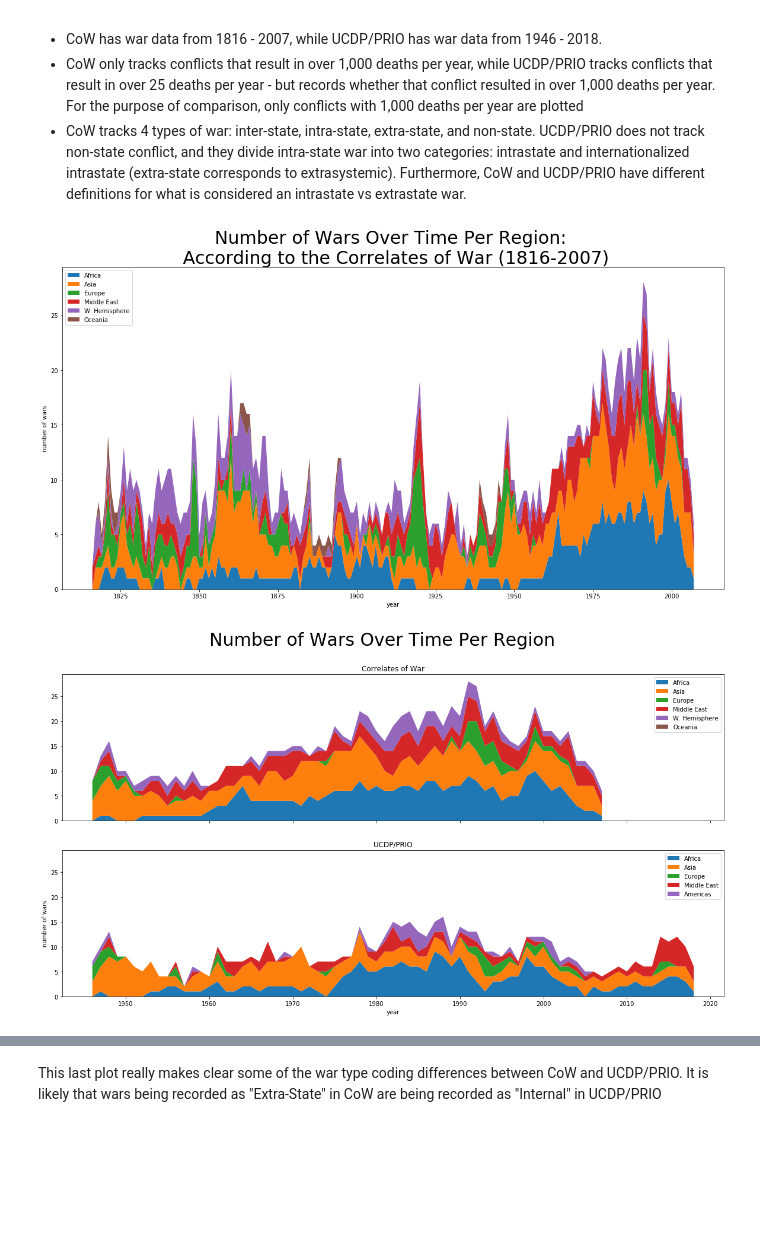
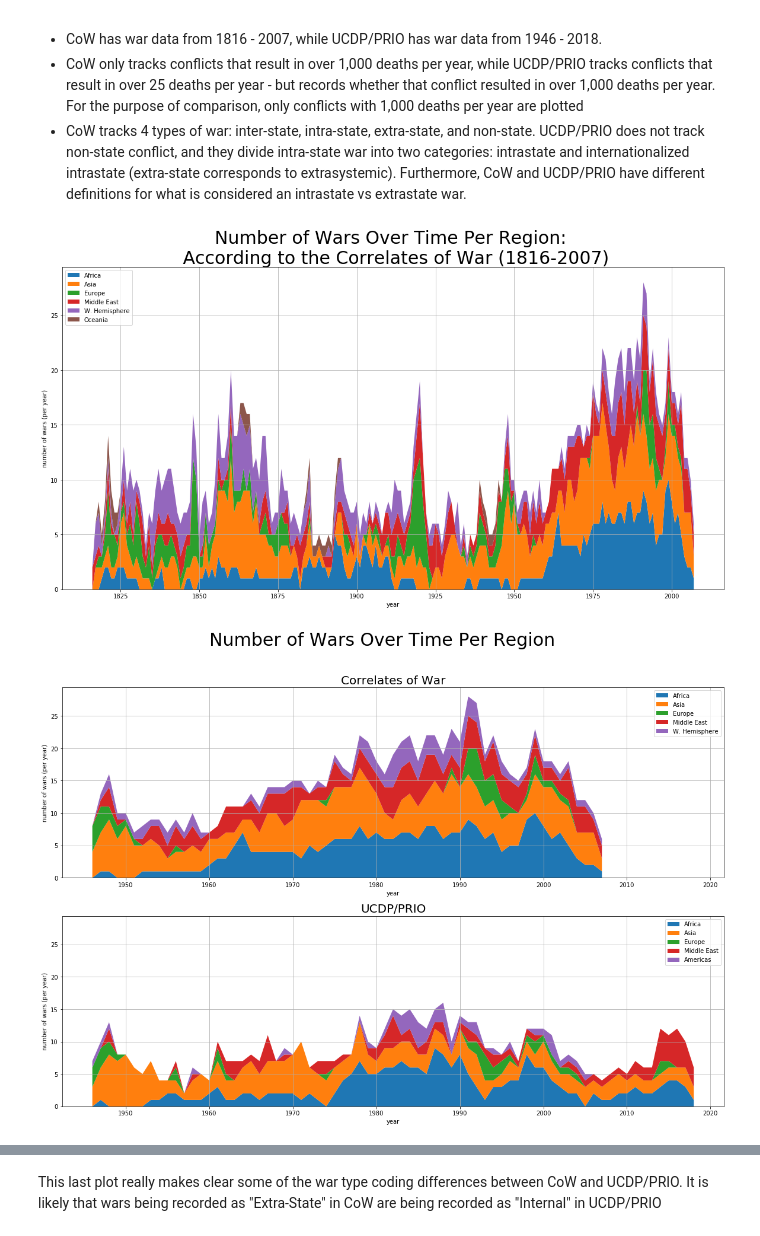
Before and after one commit to jenna-jordan/IS590DV-FinalProject, a Jupyter notebook: Notebooks_Part3/Area Charts for wars by region and type.ipynb, the cells around one changed output, grey strips where cells are left out. Saved outputs shown, nothing was run; the diff lists cells and outputs as text; code cells hidden in the pictures; blank space fills up the shorter version.

Commit message:
create war area chart images

```diff
--- a/Notebooks_Part3/Area Charts for wars by region and type.ipynb
+++ b/Notebooks_Part3/Area Charts for wars by region and type.ipynb
@@ -26,33 +26,42 @@ plt.stackplot(cow_regions_toplot['year'], cow_regions_toplot['Africa'], cow_regi
               cow_regions_toplot['Middle East'], cow_regions_toplot['W. Hemisphere'], cow_regions_toplot['Oceania'],
              labels=['Africa', 'Asia', 'Europe', 'Middle East', 'W. Hemisphere', 'Oceania'])
 plt.legend(loc='upper left')
+plt.grid()
 plt.xlabel('year')
-plt.ylabel('number of wars')
+plt.ylabel('number of wars (per year)')
 plt.title('Number of Wars Over Time Per Region: \n According to the Correlates of War (1816-2007)', size='30')
+plt.savefig("../Figures/wars-per-region_cow.png")
 plt.show()
 # %% [output]
-[figure, old version]
+[figure, new version]
 # %%
-plt.rcParams["figure.figsize"] = (20,10)
+plt.rcParams["figure.figsize"] = (20,13)
 
 fig, (ax1, ax2) = plt.subplots(2, sharex=True, sharey=True)
-ax1.stackplot(cow_regions_toplot_trimmed['year'], cow_regions_toplot_trimmed['Africa'], cow_regions_toplot_trimmed['Asia'], cow_regions_toplot_trimmed['Europe'],
-              cow_regions_toplot_trimmed['Middle East'], cow_regions_toplot_trimmed['W. Hemisphere'], cow_regions_toplot_trimmed['Oceania'],
-             labels=['Africa', 'Asia', 'Europe', 'Middle East', 'W. Hemisphere', 'Oceania'])
-ax2.stackplot(ucdp_regions_toplot['year'], ucdp_regions_toplot['Africa'], ucdp_regions_toplot['Asia'], ucdp_regions_toplot['Europe'],
-              ucdp_regions_toplot['Middle East'], ucdp_regions_toplot['Americas'],
-             labels=['Africa', 'Asia', 'Europe', 'Middle East', 'Americas'])
+ax1.stackplot(cow_regions_toplot_trimmed['year'], cow_regions_toplot_trimmed['Africa'],
+              cow_regions_toplot_trimmed['Asia'], cow_regions_toplot_trimmed['Europe'],
+              cow_regions_toplot_trimmed['Middle East'], cow_regions_toplot_trimmed['W. Hemisphere'],
+             labels=['Africa', 'Asia', 'Europe', 'Middle East', 'W. Hemisphere'])
+ax2.stackplot(ucdp_regions_toplot['year'], ucdp_regions_toplot['Africa'], ucdp_regions_toplot['Asia'],
+              ucdp_regions_toplot['Europe'], ucdp_regions_toplot['Middle East'], ucdp_regions_toplot['Americas'],
+              labels=['Africa', 'Asia', 'Europe', 'Middle East', 'Americas'])
 
 ax1.legend(loc='upper right')
 ax2.legend(loc='upper right')
-ax1.set_title('Correlates of War')
-ax2.set_title('UCDP/PRIO')
-plt.xlabel('year')
-plt.ylabel('number of wars')
+ax1.grid()
+ax2.grid()
+ax1.set_title('Correlates of War', size=20)
+ax2.set_title('UCDP/PRIO', size=20)
+ax1.set_xlabel('year')
+ax1.tick_params(labelbottom=True)
+ax2.set_xlabel('year')
+ax1.set_ylabel('number of wars (per year)')
+ax2.set_ylabel('number of wars (per year)')
 plt.suptitle('Number of Wars Over Time Per Region', size='30')
+plt.savefig("../Figures/wars-per-region_cow-v-ucdp.png")
 plt.show()
 # %% [output]
-[figure, old version]
+[figure, new version]
 # %%
 plt.rcParams["figure.figsize"] = (20,7)
 plt.stackplot(cow_type_toplot['year'], cow_type_toplot['Inter-State War '], cow_type_toplot['Intra-State War '],
```
Also changed, not shown: parts of 2 cells of this notebook, 3 other files.
